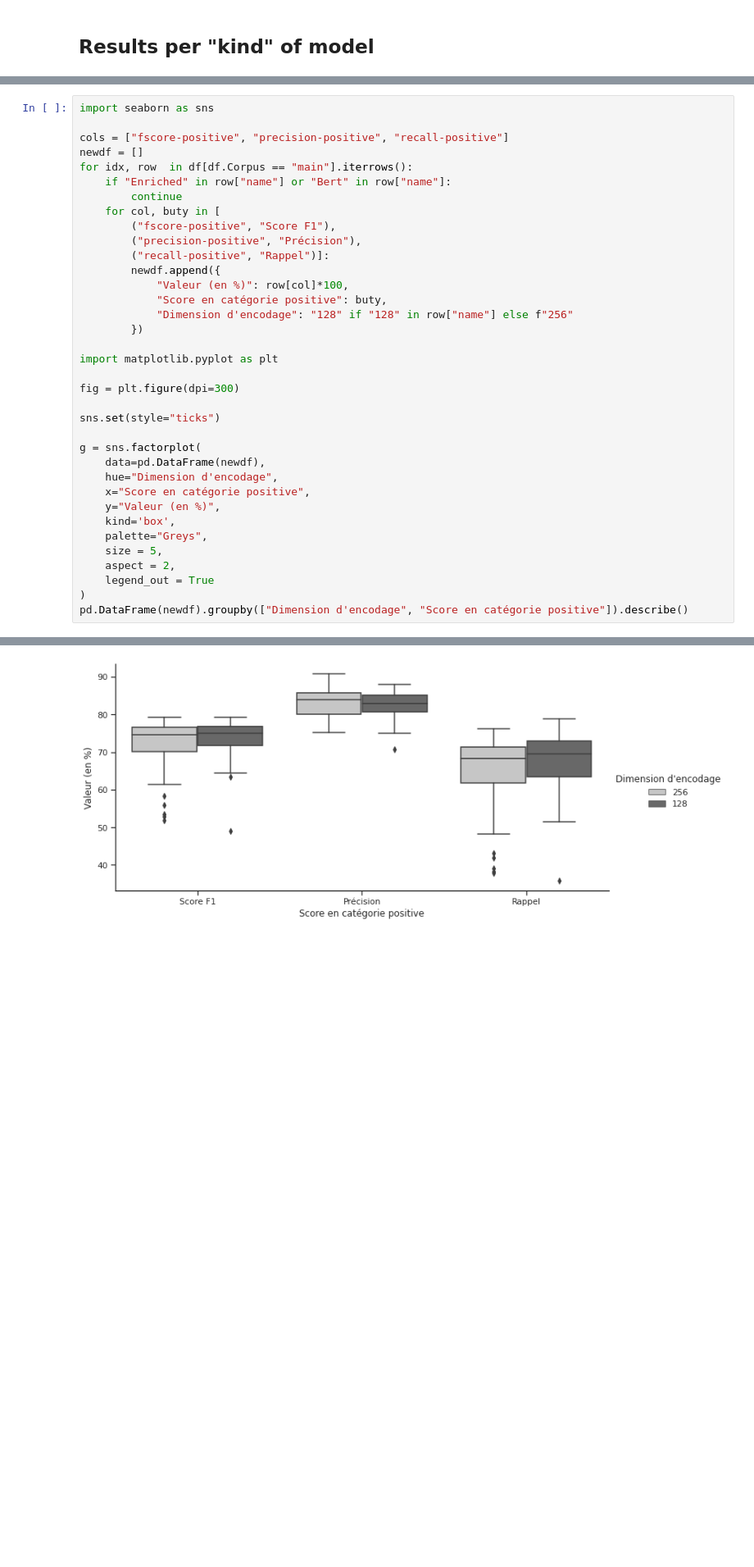
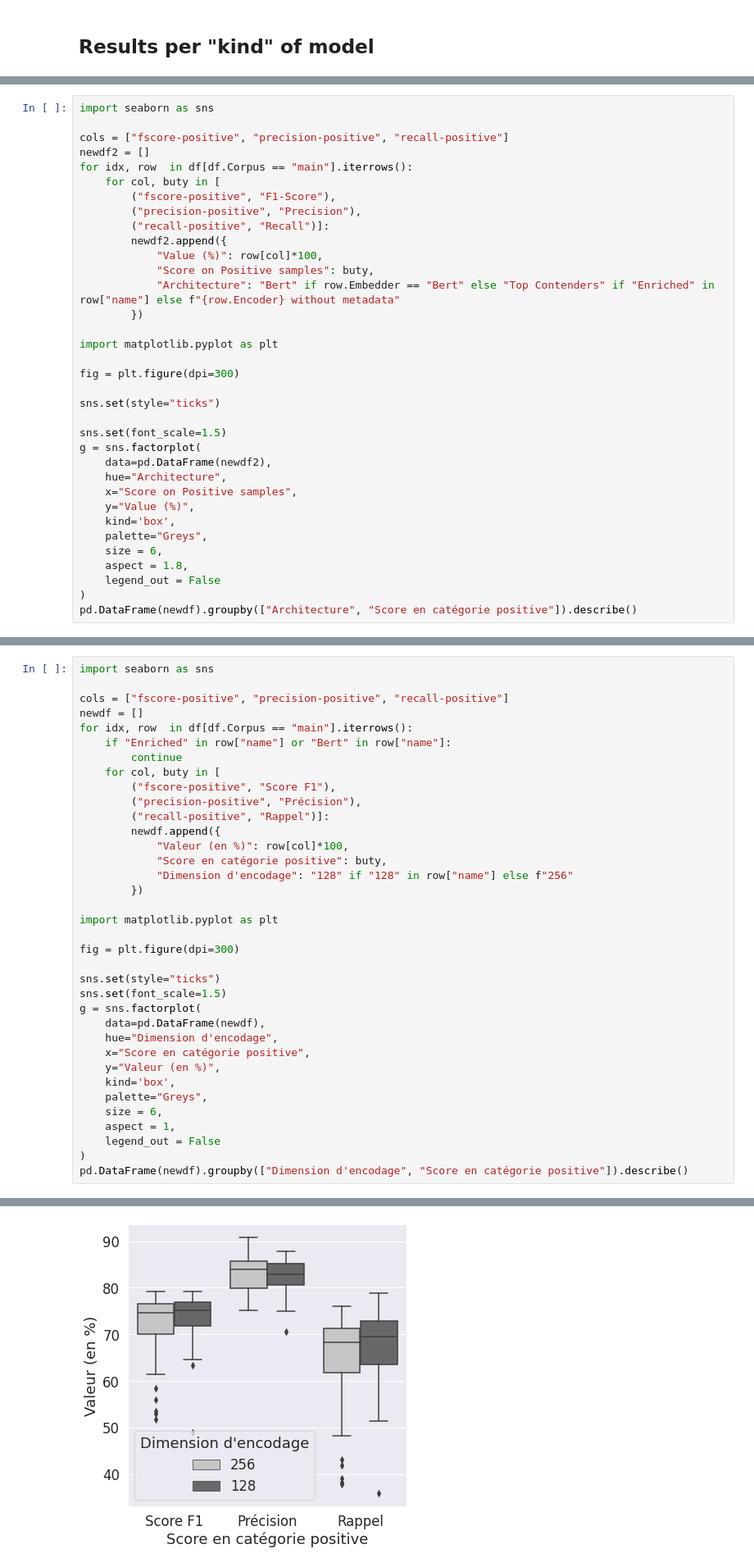
Before and after one commit to lascivaroma/seligator, a Jupyter notebook: 07c - Evaluate 10 runs for each good model.ipynb, the cells around one changed output, grey strips where cells are left out. Shown at 82% size. Cells and saved outputs as stored; diff of their text form; blank space fills up the shorter version.

```diff
--- a/07c - Evaluate 10 runs for each good model.ipynb
+++ b/07c - Evaluate 10 runs for each good model.ipynb
@@ -135,0 +302,35 @@ pd.DataFrame(newdf).groupby(["Architecture", "Score en catégorie positive"]).de
+# %%
+import seaborn as sns
+
+cols = ["fscore-positive", "precision-positive", "recall-positive"]
+newdf2 = []
+for idx, row  in df[df.Corpus == "main"].iterrows():
+    for col, buty in [
+        ("fscore-positive", "F1-Score"),
+        ("precision-positive", "Precision"),
+        ("recall-positive", "Recall")]:
+        newdf2.append({
+            "Value (%)": row[col]*100,
+            "Score on Positive samples": buty,
+            "Architecture": "Bert" if row.Embedder == "Bert" else "Top Contenders" if "Enriched" in row["name"] else f"{row.Encoder} without metadata"
+        })
+
+import matplotlib.pyplot as plt
+
+fig = plt.figure(dpi=300)
+
+sns.set(style="ticks")
+
+sns.set(font_scale=1.5)
+g = sns.factorplot(
+    data=pd.DataFrame(newdf2),
+    hue="Architecture",
+    x="Score on Positive samples",
+    y="Value (%)",
+    kind='box',
+    palette="Greys",
+    size = 6,
+    aspect = 1.8,
+    legend_out = False
+)
+pd.DataFrame(newdf).groupby(["Architecture", "Score en catégorie positive"]).describe()
@@ -149,35 +372,35 @@ for idx, row  in df[df.Corpus == "main"].iterrows():
             "Valeur (en %)": row[col]*100,
             "Score en catégorie positive": buty,
             "Dimension d'encodage": "128" if "128" in row["name"] else f"256"
         })
 
 import matplotlib.pyplot as plt
 
 fig = plt.figure(dpi=300)
 
 sns.set(style="ticks")
-
+sns.set(font_scale=1.5)
 g = sns.factorplot(
     data=pd.DataFrame(newdf),
     hue="Dimension d'encodage",
     x="Score en catégorie positive",
     y="Valeur (en %)",
     kind='box',
     palette="Greys",
-    size = 5,
-    aspect = 2,
-    legend_out = True
+    size = 6,
+    aspect = 1,
+    legend_out = False
 )
 pd.DataFrame(newdf).groupby(["Dimension d'encodage", "Score en catégorie positive"]).describe()
 # %% [output]
 |  |  | Valeur (en %) |  |  |  |  |  | ... |
 |  |  | count | mean | std | min | 25% | 50% | ... |
 | Dimension d'encodage | Score en catégorie positive |  |  |  |  |  |  | ... |
 | 128 | Précision | 40.0 | 82.472405 | 3.742729 | 70.652175 | 80.628178 | 82.944620 | ... |
 |  | Rappel | 40.0 | 66.832670 | 8.790327 | 35.856575 | 63.446216 | 69.521913 | ... |
 |  | Score F1 | 40.0 | 73.435093 | 5.915873 | 48.913044 | 71.717626 | 75.053304 | ... |
 | 256 | Précision | 40.0 | 83.390046 | 3.972751 | 75.103736 | 79.957083 | 83.894345 | ... |
 |  | Rappel | 40.0 | 63.814742 | 11.092774 | 37.848607 | 61.752990 | 68.326694 | ... |
 |  | Score F1 | 40.0 | 71.574503 | 7.641160 | 51.771116 | 70.088029 | 74.581441 | ... |
 <Figure size 1800x1200 with 0 Axes>
-[figure, old version]
+[figure, new version]
```
Also changed, not shown: parts of 6 cells of this notebook, 3 other files.
